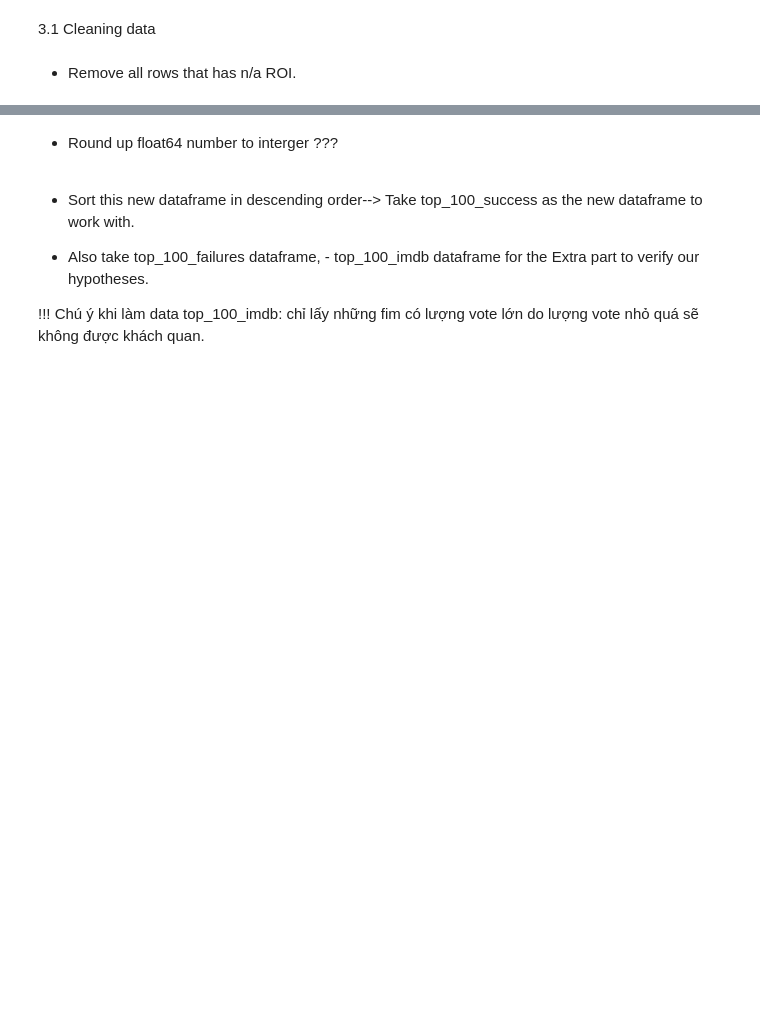
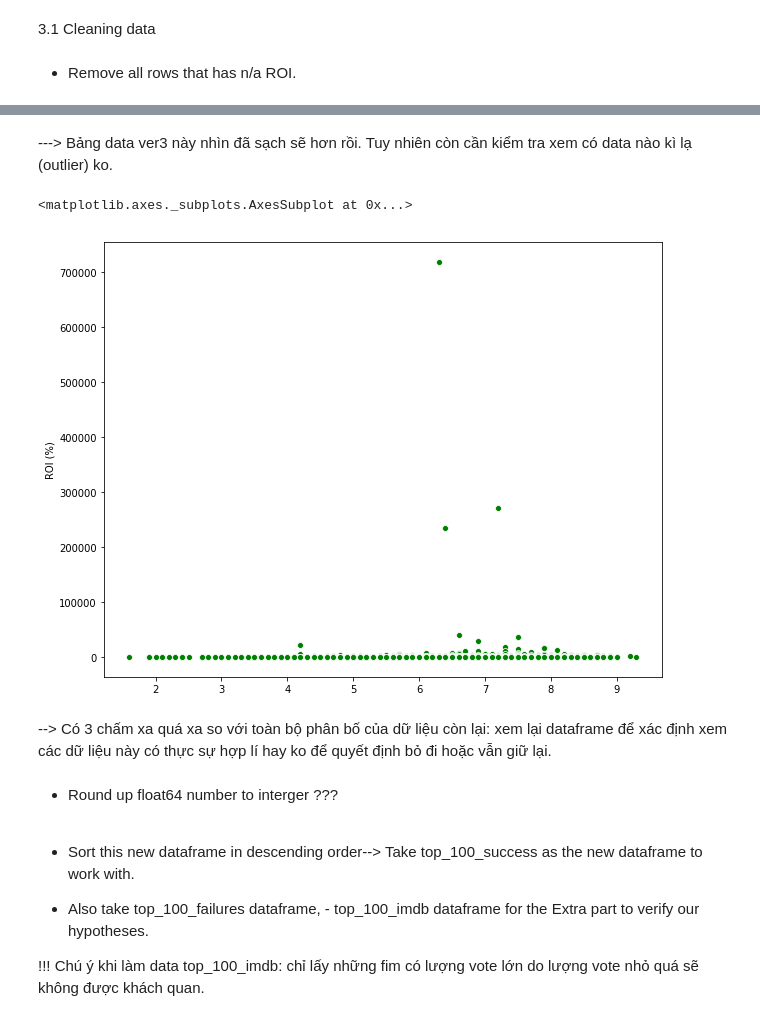
Before and after one commit to winnyduong/hb_hw_w1, a Jupyter notebook: IMDB2.ipynb, the cells around one changed output, grey strips where cells are left out. Drawn from its saved outputs; the diff is of its cells as text; code cells hidden in the pictures; blank space fills up the shorter version.

```diff
--- a/IMDB2.ipynb
+++ b/IMDB2.ipynb
@@ -232,3 +362,17 @@ Add ROI column to dataframe, calculate ROI of each movie
+# %% [markdown]
+---> Bảng data ver3 này nhìn đã sạch sẽ hơn rồi. Tuy nhiên còn cần kiểm tra xem có data nào kì lạ (outlier) ko.
+# %%
+# Check outlier:
+plt.figure(figsize=(10,8))
+#sns.scatterplot(x="ROI (%)", y='movie_title',data=top_ROI, color='g',legend = False)
+#y= data4['movie_title']
+x= list(data3['imdb_score'])
+sns.scatterplot(x,y= data3['ROI (%)'],data=data3, color='g',legend = False)
+# %% [output]
+<matplotlib.axes._subplots.AxesSubplot at 0x...>
+[figure, added]
+# %% [markdown]
+--> Có 3 chấm xa quá xa so với toàn bộ phân bố của dữ liệu còn lại: xem lại dataframe để xác định xem các dữ liệu này có thực sự hợp lí hay ko để quyết định bỏ đi hoặc vẫn giữ lại.
 # %% [markdown]
 - Round up float64 number to interger ???
 # %% [markdown]
```
Also changed, not shown: parts of 25 cells of this notebook.
